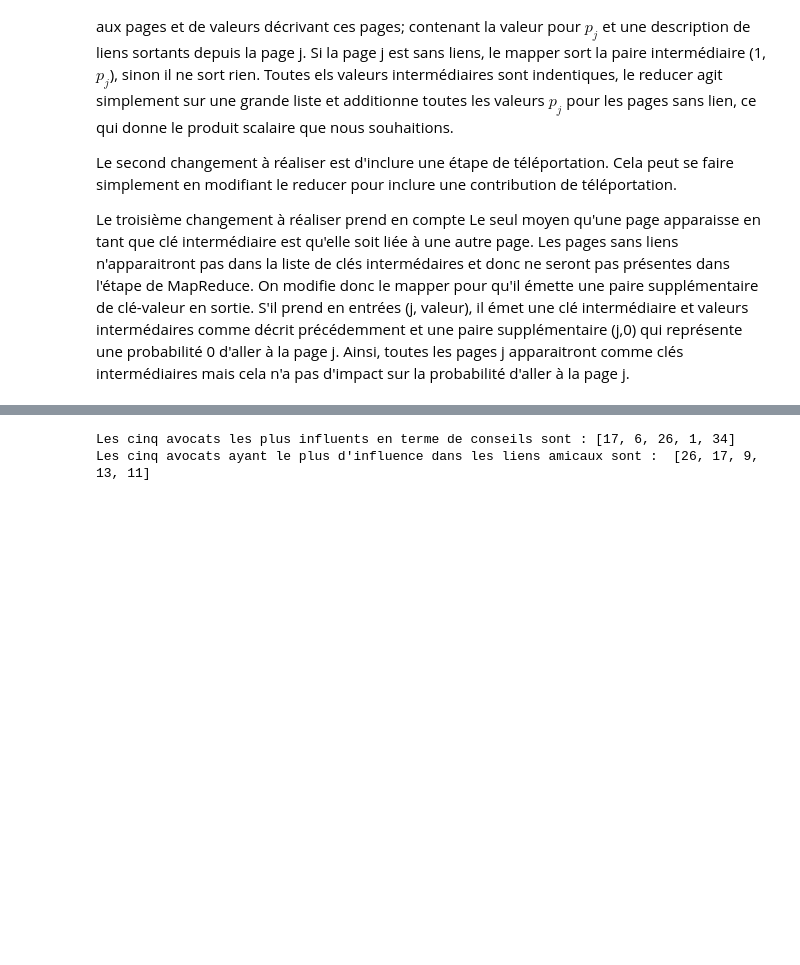
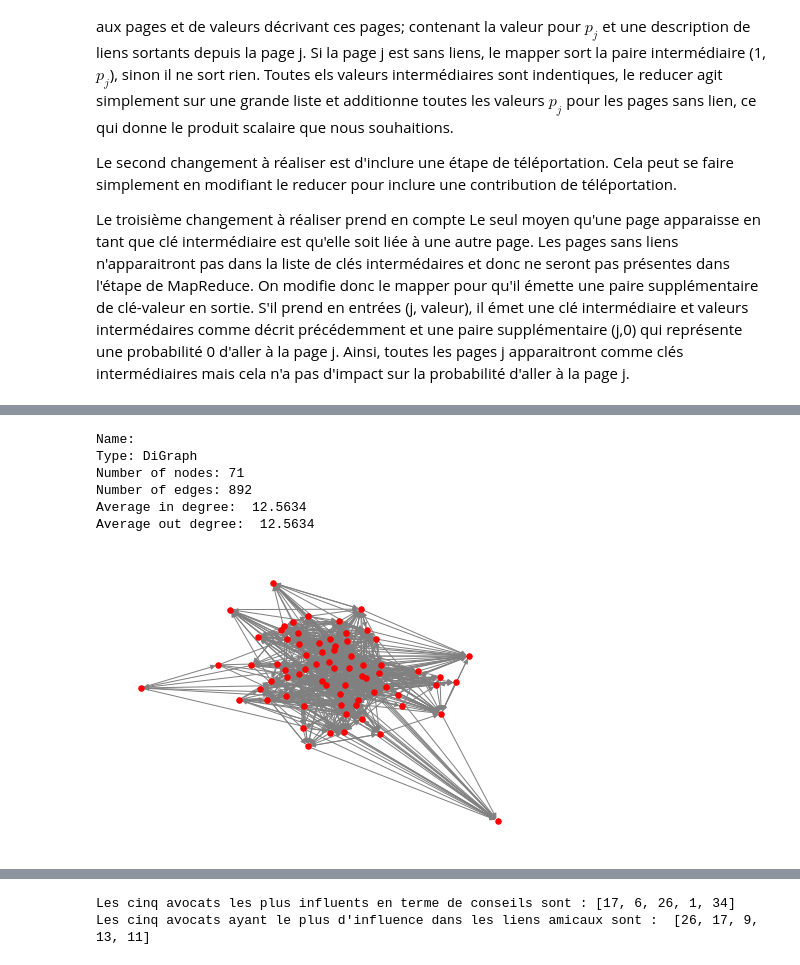
Before and after one commit to LouiseBlart/PageRank-MapReduce-2021, a Jupyter notebook: PageRank MapReduce.ipynb, the cells around one changed output, grey strips where cells are left out. Drawn from its saved outputs; the diff is of its cells as text; code cells hidden in the pictures; blank space fills up the shorter version.

```diff
--- a/PageRank MapReduce.ipynb
+++ b/PageRank MapReduce.ipynb
@@ -794,15 +733,29 @@ EXPLIQUER LA BASE DE DONNEES
 # %%
-# Importation des packages
-import networkx as nx
-import matplotlib.pyplot as plt
+
 # Chemin vers le dossier des bases de données
-path_to_file = 'C:/Users/louis/OneDrive/Documents/ENSAE/3A/S2/Science des réseaux sociaux et économiques/ccf2828e1d7a28be91374faed95d2239/Data_2Feb2022'
+path_to_file = 'C:/Users/louis/OneDrive/Documents/ENSAE/3A/S2/Science des réseaux sociaux et économiques/Data_2Feb2022'
 
-# Charger ELfriend et créer un graphe
-ELfriendG = nx.read_edgelist(path_to_file+'/ELfriend_edgelist.txt', comments = "nodes", create_using=nx.DiGraph())
-ELadviceG = nx.read_edgelist(path_to_file+'/ELadvice_edgelist.txt', comments = "nodes", create_using=nx.DiGraph())
-
-ELfriendG.remove_node('node1')
-ELfriendG.remove_node('node2')
-ELadviceG.remove_node('node1')
-ELadviceG.remove_node('node2')
+# Charger les bases de données
+# Relations amicales
+ELfriendG = nx.read_edgelist(path_to_file+'/ELfriend_edgelist.txt', comments = "node", create_using=nx.DiGraph(),nodetype=int)
+# Relations de conseils
+ELadviceG = nx.read_edgelist(path_to_file+'/ELadvice_edgelist.txt', comments = "node", create_using=nx.DiGraph(),nodetype=int)
+# Base de données supplémentaire comportant les attributs des avocats
+ELnodes = pd.read_table(path_to_file+"/ELnodeAttributes.txt", sep='\t')
+# Croisement des deux tables
+ELNodeData = ELnodes.set_index('Node').to_dict('index').items()
+ELfriendG.add_nodes_from(ELNodeData)
+ELadviceG.add_nodes_from(ELNodeData)
+# %%
+# Visualisation du graphe ELadviceG
+print(nx.info(ELadviceG))
+nx.draw(ELadviceG, with_labels=False, node_size=30, node_color="red", edge_color = "gray",
+        pos=nx.fruchterman_reingold_layout(ELadviceG))
+# %% [output]
+Name:
+Type: DiGraph
+Number of nodes: 71
+Number of edges: 892
+Average in degree:  12.5634
+Average out degree:  12.5634
+[figure, added]
```
Also changed, not shown: parts of 46 cells of this notebook.
